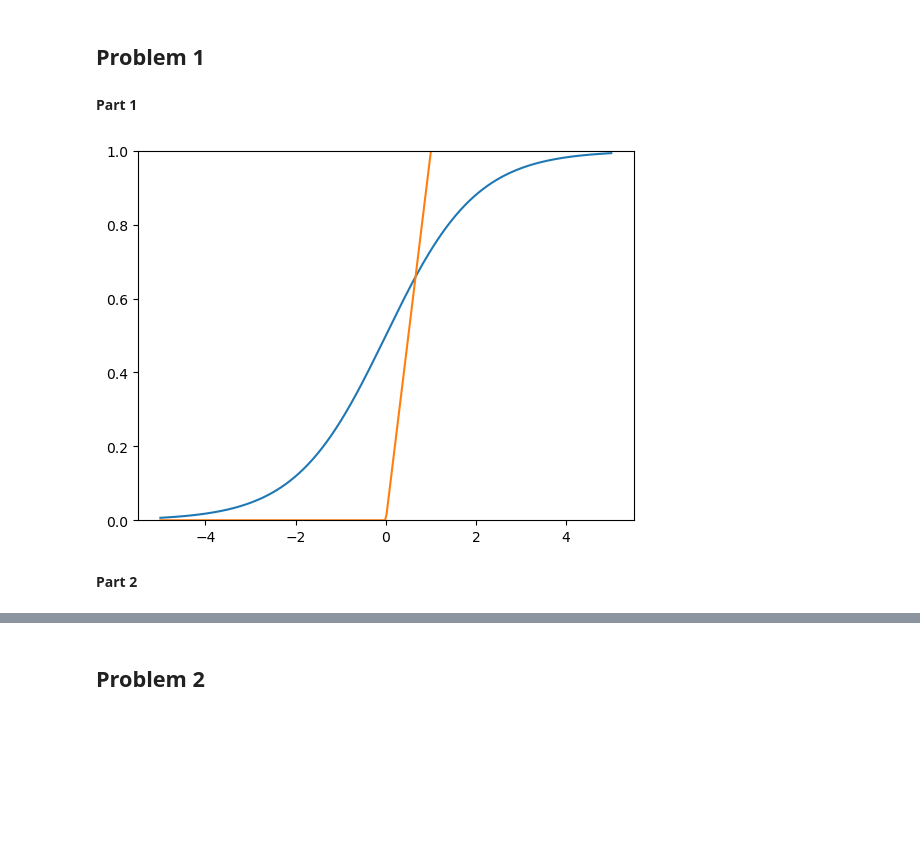
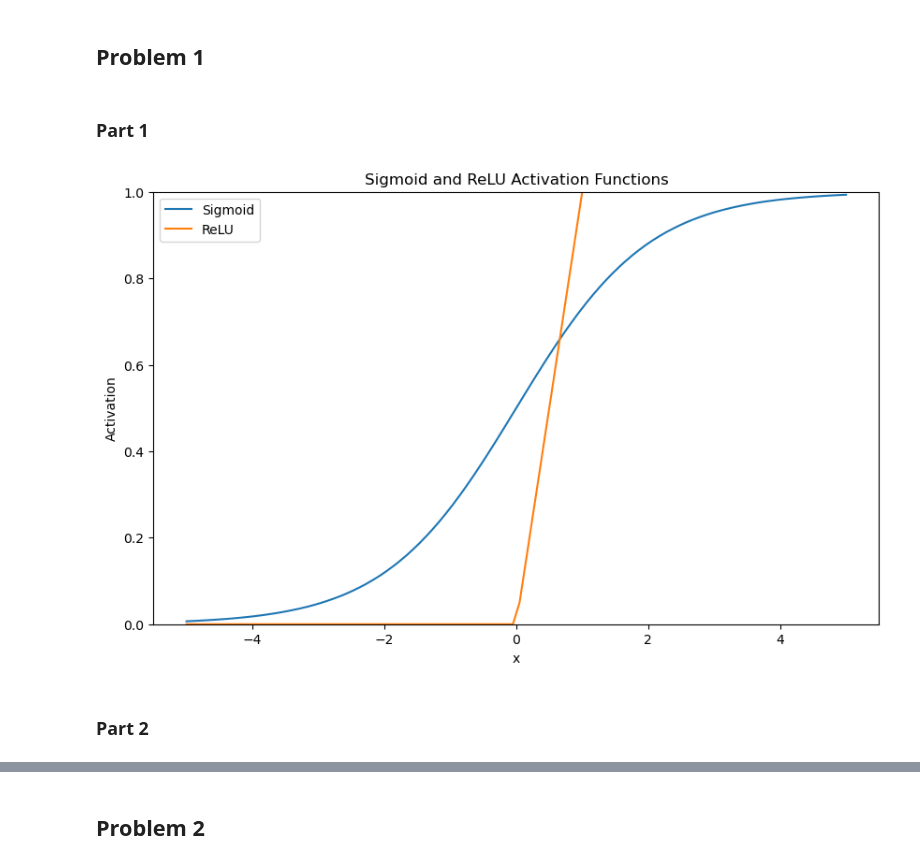
Before and after one commit to Datadili/EconML, a Jupyter notebook: pset_8/pset_8.ipynb, the cells around one changed output, grey strips where cells are left out. Drawn from its saved outputs; the diff is of its cells as text; code cells hidden in the pictures; blank space fills up the shorter version.

```diff
--- a/pset_8/pset_8.ipynb
+++ b/pset_8/pset_8.ipynb
@@ -4,33 +4,41 @@
 ## Problem 1
 # %%
 import numpy as np
-def activition_function(vector, activation_func:str):
-    if activation_func == "ReLU":
-        #loops through elements in vector to see the maximum btw the element and 0
-        g_x = np.maximum(vector, 0)
+import pandas as pd
+import matplotlib.pyplot as plt
 
-    elif activation_func == "sigmoid":
-        g_x = 1/(1 + np.exp(-vector))
-    return g_x
+# define the activation functions
+def activation_function(x, type):
+    if type == "sigmoid":
+        return 1 / (1 + np.exp(-x))
+    elif type == "ReLU":
+        return np.maximum(0, x)
+    else:
+        raise ValueError("Unsupported activation function type.")
 # %% [markdown]
-**Part 1**
+### Part 1
 # %%
-import matplotlib.pyplot as plt
+x_values = np.linspace(-5, 5, 100)
 
-vector = np.linspace(-5, 5, 300)
+# compute the activations
+sigmoid_values = activation_function(x_values, "sigmoid")
+relu_values = activation_function(x_values, "ReLU")
 
-#np.random.randint(-10, 11, size=n)
-act_funcs = ["sigmoid", "ReLU"]
-for act_function in act_funcs:
-    function_values = activition_function(vector, act_function)
-    plt.plot(vector, function_values)
-
+# plot
+plt.figure(figsize=(10, 6))
+plt.plot(x_values, sigmoid_values, label='Sigmoid')
+plt.plot(x_values, relu_values, label='ReLU')
+plt.title('Sigmoid and ReLU Activation Functions')
+plt.xlabel('x')
+plt.ylabel('Activation')
+plt.legend()
+plt.grid(False)
 plt.ylim(0, 1)
 plt.show()
 # %% [output]
-[figure, old version]
+[figure, new version]
 # %% [markdown]
-**Part 2**
+### Part 2
 # %%
 x = (.1, -.2, .3, -.4, .5)
 
```
Also changed, not shown: parts of 10 cells of this notebook, 2 other files.
